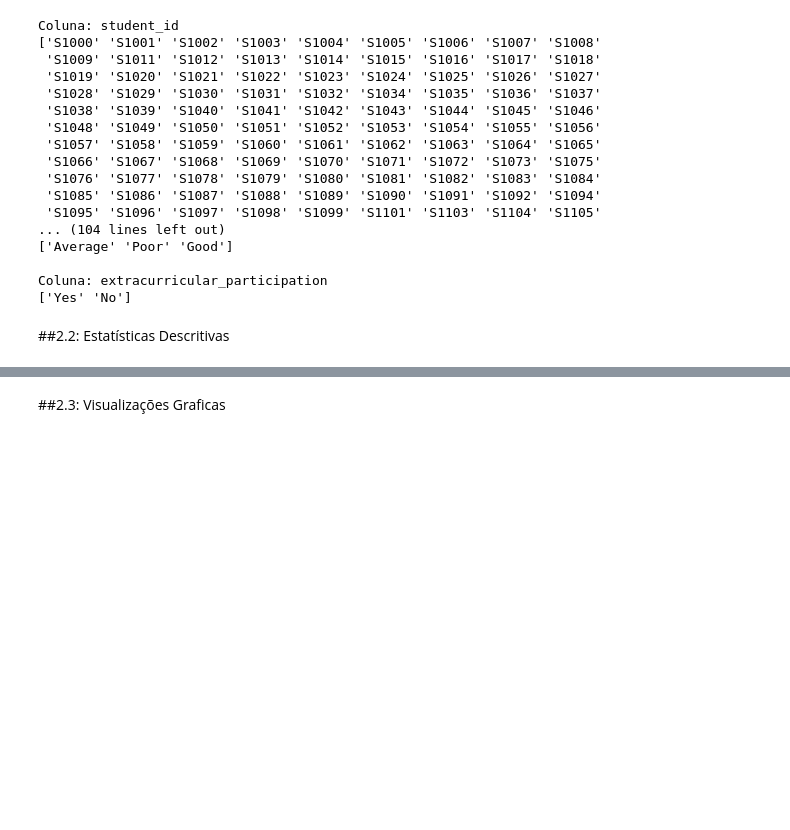
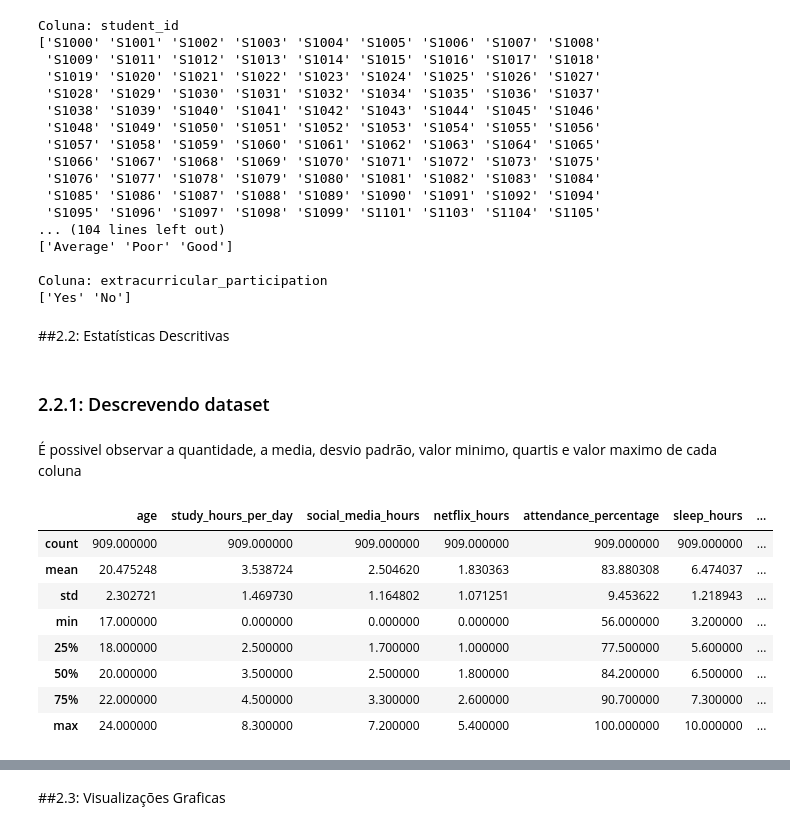
Before and after one commit to wilsonxdrone/N2-2B_AnaliseDados, a Jupyter notebook: analiseestudantes.ipynb, the cells around one changed output, grey strips where cells are left out. Drawn from its saved outputs; the diff is of its cells as text; code cells hidden in the pictures; blank space fills up the shorter version.

```diff
--- a/analiseestudantes.ipynb
+++ b/analiseestudantes.ipynb
@@ -175,0 +175,16 @@ Coluna: extracurricular_participation
+# %% [markdown]
+### 2.2.1: Descrevendo dataset
+# %% [markdown]
+É possivel observar a quantidade, a media, desvio padrão, valor minimo, quartis e valor maximo de cada coluna
+# %%
+dataset.describe()
+# %% [output]
+|  | age | study_hours_per_day | social_media_hours | netflix_hours | attendance_percentage | sleep_hours | ... |
+| count | 909.000000 | 909.000000 | 909.000000 | 909.000000 | 909.000000 | 909.000000 | ... |
+| mean | 20.475248 | 3.538724 | 2.504620 | 1.830363 | 83.880308 | 6.474037 | ... |
+| std | 2.302721 | 1.469730 | 1.164802 | 1.071251 | 9.453622 | 1.218943 | ... |
+| min | 17.000000 | 0.000000 | 0.000000 | 0.000000 | 56.000000 | 3.200000 | ... |
+| 25% | 18.000000 | 2.500000 | 1.700000 | 1.000000 | 77.500000 | 5.600000 | ... |
+| 50% | 20.000000 | 3.500000 | 2.500000 | 1.800000 | 84.200000 | 6.500000 | ... |
+| 75% | 22.000000 | 4.500000 | 3.300000 | 2.600000 | 90.700000 | 7.300000 | ... |
+| max | 24.000000 | 8.300000 | 7.200000 | 5.400000 | 100.000000 | 10.000000 | ... |
```
Also changed, not shown: parts of 20 cells of this notebook.
